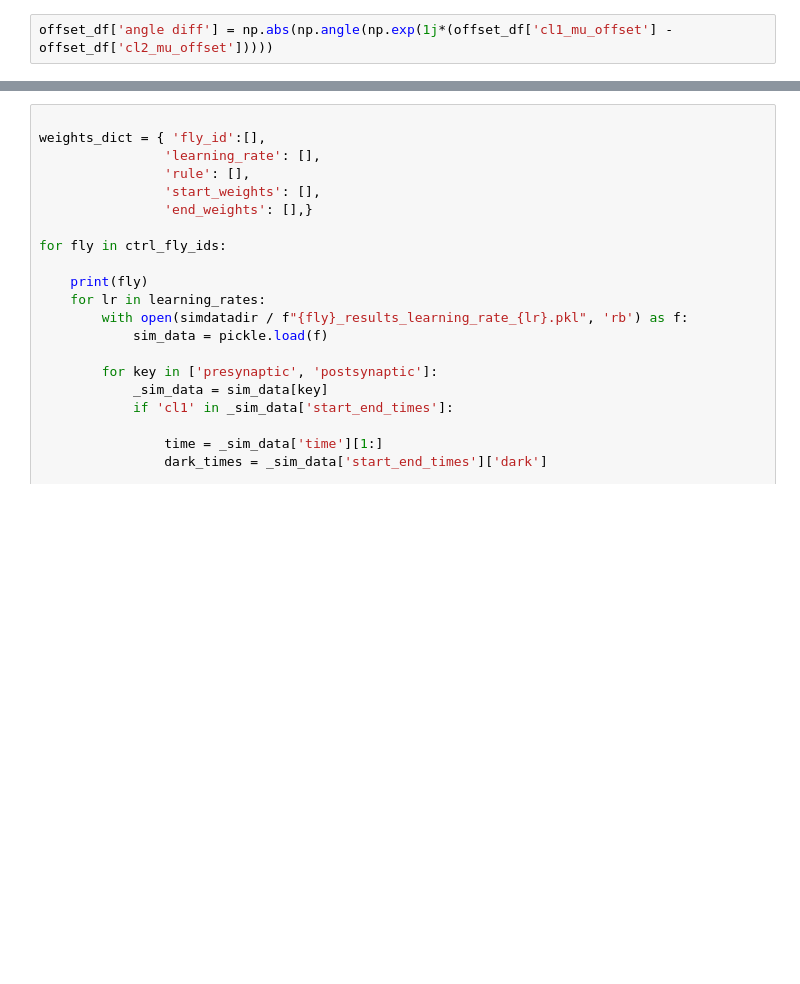
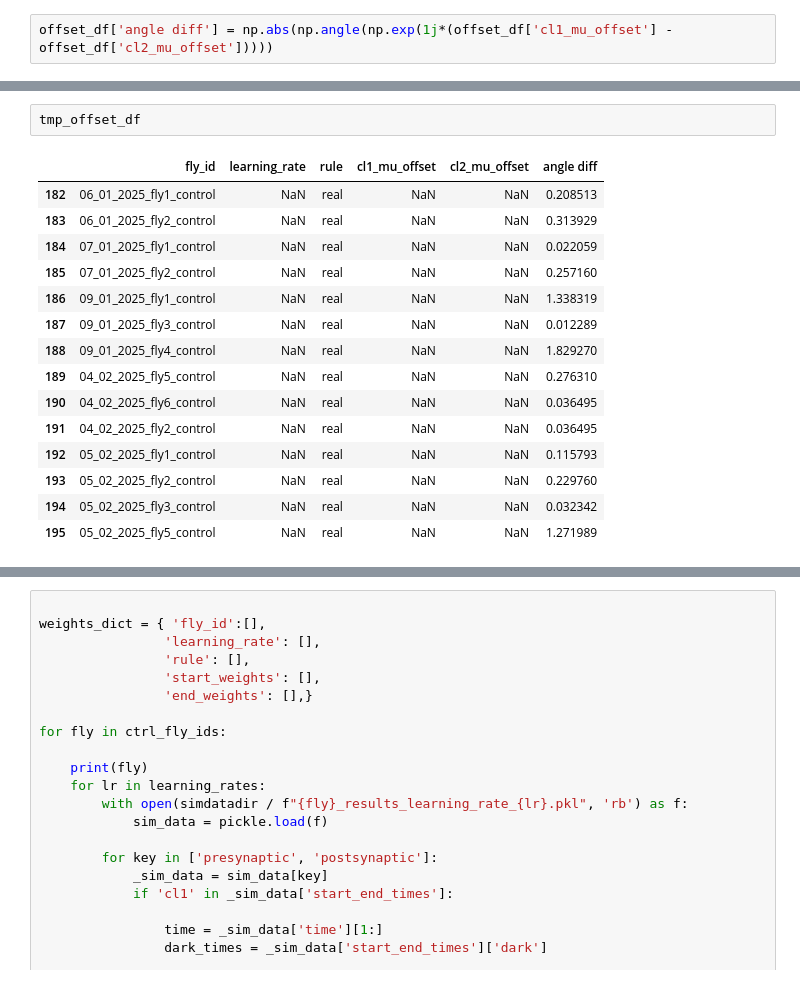
Before and after one commit to yfisher-lab/NeuromodPlasticity, a Jupyter notebook: NeuromodPlasticity/figures/presynaptic_gating/modeling_figs.ipynb, the cells around one changed output, grey strips where cells are left out. Drawn from its saved outputs; the diff is of its cells as text; blank space fills up the shorter version.

```diff
--- a/NeuromodPlasticity/figures/presynaptic_gating/modeling_figs.ipynb
+++ b/NeuromodPlasticity/figures/presynaptic_gating/modeling_figs.ipynb
@@ -139,0 +180,18 @@ fig.savefig(figfolder / 'simulated_learning_rate_vs_angle_diff.pdf')
+# %%
+tmp_offset_df
+# %% [output]
+|  | fly_id | learning_rate | rule | cl1_mu_offset | cl2_mu_offset | angle diff |
+| 182 | 06_01_2025_fly1_control | NaN | real | NaN | NaN | 0.208513 |
+| 183 | 06_01_2025_fly2_control | NaN | real | NaN | NaN | 0.313929 |
+| 184 | 07_01_2025_fly1_control | NaN | real | NaN | NaN | 0.022059 |
+| 185 | 07_01_2025_fly2_control | NaN | real | NaN | NaN | 0.257160 |
+| 186 | 09_01_2025_fly1_control | NaN | real | NaN | NaN | 1.338319 |
+| 187 | 09_01_2025_fly3_control | NaN | real | NaN | NaN | 0.012289 |
+| 188 | 09_01_2025_fly4_control | NaN | real | NaN | NaN | 1.829270 |
+| 189 | 04_02_2025_fly5_control | NaN | real | NaN | NaN | 0.276310 |
+| 190 | 04_02_2025_fly6_control | NaN | real | NaN | NaN | 0.036495 |
+| 191 | 04_02_2025_fly2_control | NaN | real | NaN | NaN | 0.036495 |
+| 192 | 05_02_2025_fly1_control | NaN | real | NaN | NaN | 0.115793 |
+| 193 | 05_02_2025_fly2_control | NaN | real | NaN | NaN | 0.229760 |
+| 194 | 05_02_2025_fly3_control | NaN | real | NaN | NaN | 0.032342 |
+| 195 | 05_02_2025_fly5_control | NaN | real | NaN | NaN | 1.271989 |
```
Also changed, not shown: parts of 8 cells of this notebook, 3 other files.
